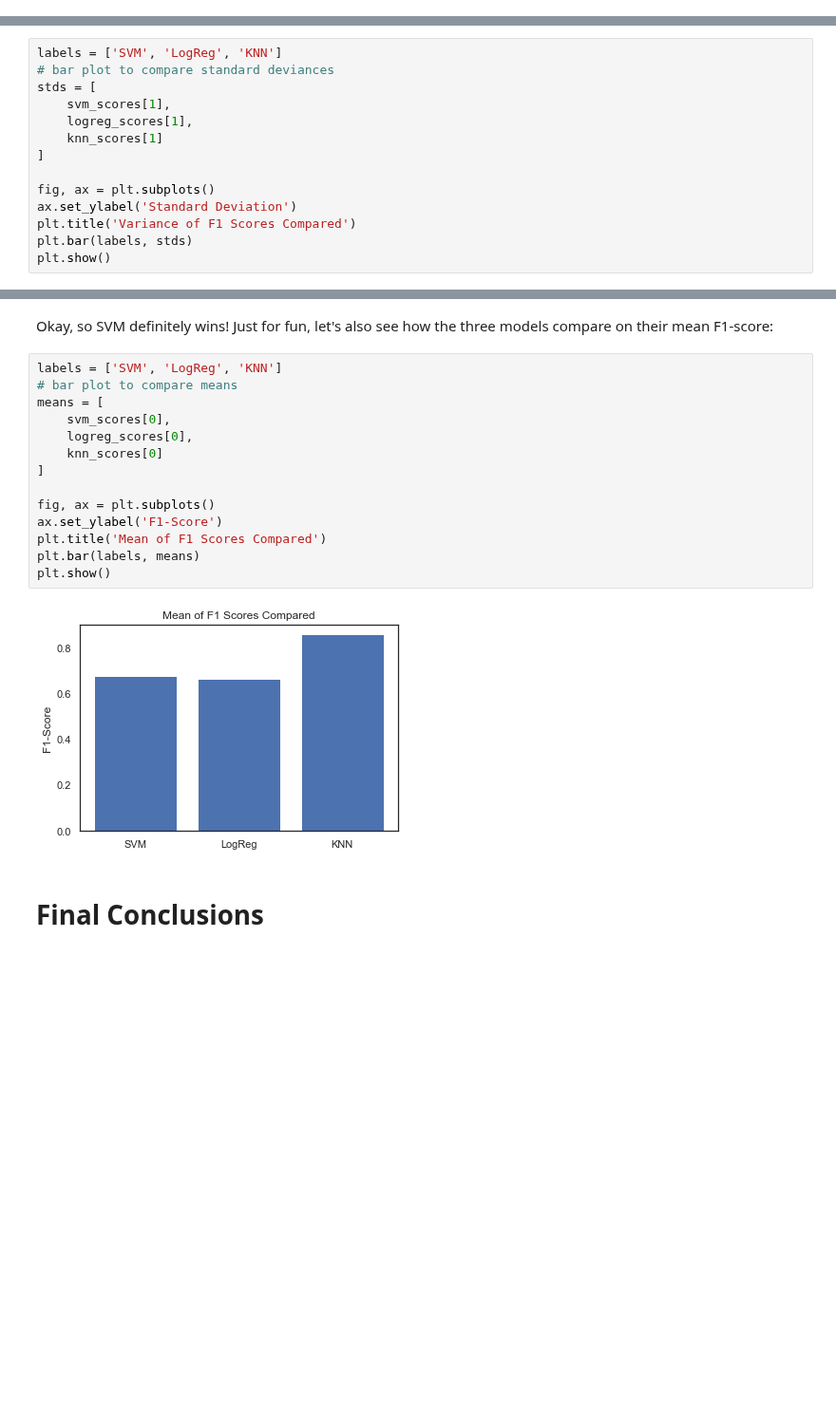
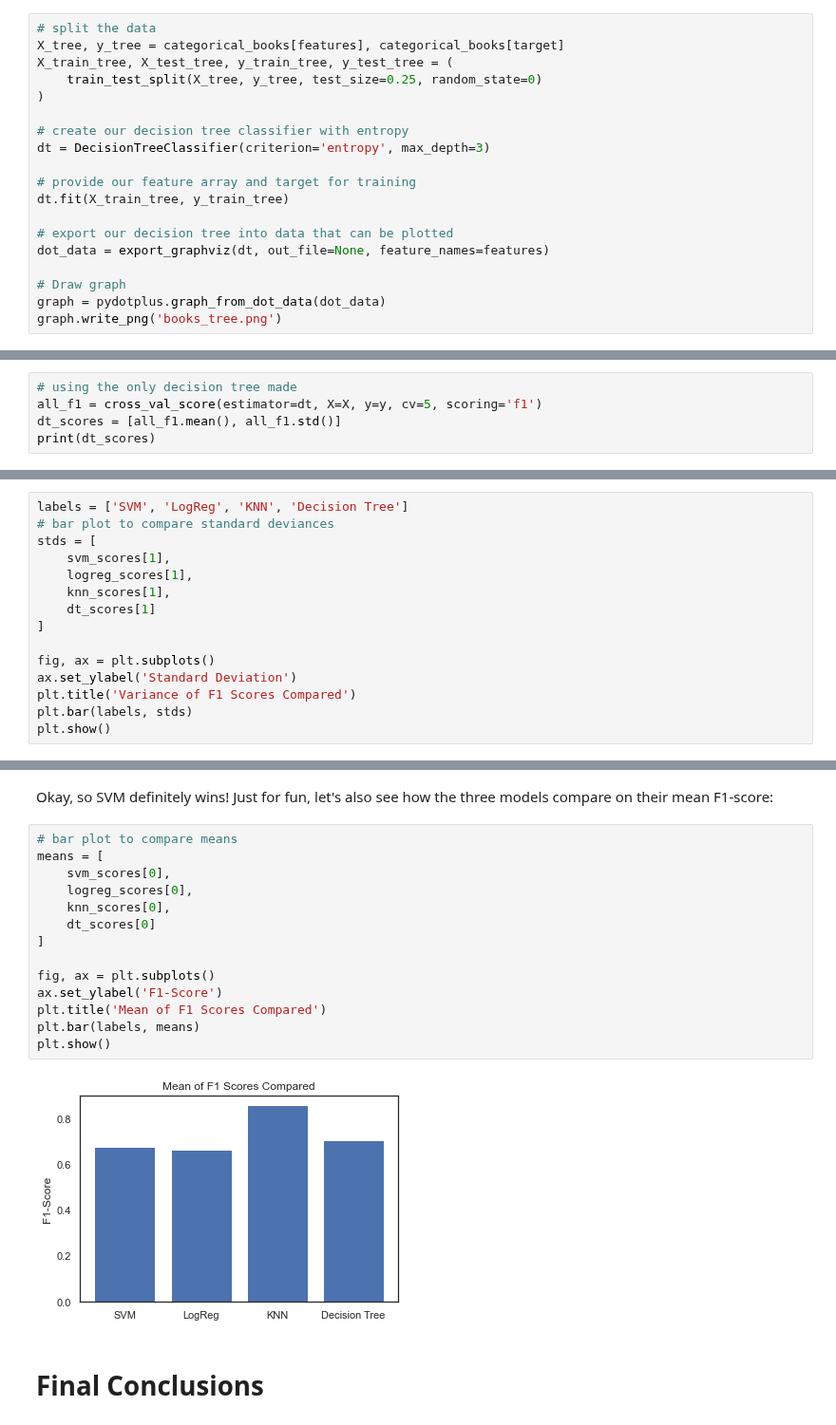
Before and after one commit to UPstartDeveloper/bookstore-classifier, a Jupyter notebook: classifications.ipynb, the cells around one changed output, grey strips where cells are left out. Shown at 95% size. Cells and saved outputs as stored; diff of their text form; blank space fills up the shorter version.

Commit message:
Add fully implemented decision tree.

```diff
--- a/classifications.ipynb
+++ b/classifications.ipynb
@@ -1551,0 +1559,19 @@ For this model, the PCA data shows even less promise because it has no variation
+# %%
+# split the data
+X_tree, y_tree = categorical_books[features], categorical_books[target]
+X_train_tree, X_test_tree, y_train_tree, y_test_tree = (
+    train_test_split(X_tree, y_tree, test_size=0.25, random_state=0)
+)
+
+# create our decision tree classifier with entropy
+dt = DecisionTreeClassifier(criterion='entropy', max_depth=3)
+
+# provide our feature array and target for training
+dt.fit(X_train_tree, y_train_tree)
+
+# export our decision tree into data that can be plotted
+dot_data = export_graphviz(dt, out_file=None, feature_names=features)
+
+# Draw graph
+graph = pydotplus.graph_from_dot_data(dot_data)
+graph.write_png('books_tree.png')
@@ -1587,0 +1635,5 @@ print(knn_scores)
+# %%
+# using the only decision tree made
+all_f1 = cross_val_score(estimator=dt, X=X, y=y, cv=5, scoring='f1')
+dt_scores = [all_f1.mean(), all_f1.std()]
+print(dt_scores)
@@ -1589,12 +1643,13 @@ print(knn_scores)
 ### Variance and Mean Compared
 The model with lower variance in its F1-Score will take precedence over a model with a higher mean F1-score, as obtained by cross validation. However, mean will be accounted for if two models have an equally low standard deviation in their F1-score.
 # %%
-labels = ['SVM', 'LogReg', 'KNN']
+labels = ['SVM', 'LogReg', 'KNN', 'Decision Tree']
 # bar plot to compare standard deviances
 stds = [
     svm_scores[1],
     logreg_scores[1],
-    knn_scores[1]
+    knn_scores[1],
+    dt_scores[1]
 ]
 
 fig, ax = plt.subplots()
@@ -1608,21 +1663,21 @@ plt.show()
 Okay, so SVM definitely wins!
 Just for fun, let's also see how the three models compare on their mean F1-score:
 # %%
-labels = ['SVM', 'LogReg', 'KNN']
 # bar plot to compare means
 means = [
     svm_scores[0],
     logreg_scores[0],
-    knn_scores[0]
+    knn_scores[0],
+    dt_scores[0]
 ]
 
 fig, ax = plt.subplots()
 ax.set_ylabel('F1-Score')
 plt.title('Mean of F1 Scores Compared')
 plt.bar(labels, means)
 plt.show()
 # %% [output]
-[figure, old version]
+[figure, new version]
 # %% [markdown]
 # Final Conclusions
 # %% [markdown]
```
Also changed, not shown: parts of 20 cells of this notebook, 3 other files.
